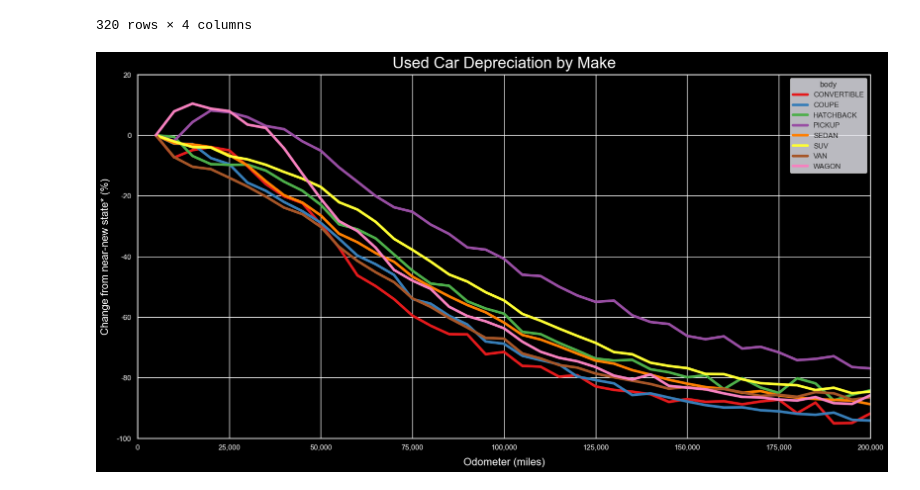
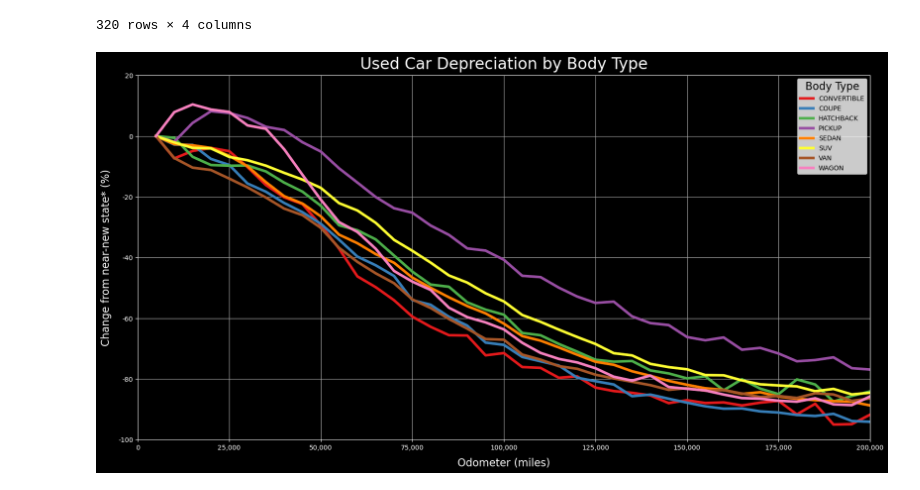
Before and after one commit to wihbit/used_car_market, a Jupyter notebook: alex.ipynb, the cells around one changed output. Saved outputs shown, nothing was run; the diff lists cells and outputs as text; code cells hidden in the pictures.

```diff
--- a/alex.ipynb
+++ b/alex.ipynb
@@ -117,7 +129,11 @@ plt.show()
 # %%
+# Create a dataframe showing the average selling price for each car body type in each odometer bin
 body = df.groupby(['body', 'od_bin'])['sellingprice'].mean().reset_index()
-body = pd.DataFrame(body)
+
+# Create a new column to show the percentage change in value from the first odometer bin
 body['percentage_diff'] = body.groupby('body')['sellingprice'].transform(lambda x: (x - x.iloc[0]) / x.iloc[0] * 100)
+
+# Preview the dataframe
 body
 # %% [output]
 |  | body | od_bin | sellingprice | percentage_diff |
@@ -134,45 +150,52 @@ body
 | 319 | WAGON | 200000 | 2310.937500 | -85.751015 |
 320 rows × 4 columns
 # %%
-import matplotlib.pyplot as plt
-import seaborn as sns
-import matplotlib.ticker as ticker
-
 # Generate a rainbow colormap
 rainbow_palette = sns.color_palette("Set1", n_colors=len(body['body'].unique()))
 
-# Create a plot
+# Create a lineplot, with each car body type having a separate line
 fig, ax = plt.subplots(figsize=(20, 10))
 sns.lineplot(data=body, x='od_bin', y='percentage_diff', hue='body', palette=rainbow_palette, linewidth=4)
 plt.ylim(-100, 20)
 plt.xlim(0, 200000)
+
+# Make the background black
 fig.patch.set_facecolor('black')
 ax.set_facecolor('black')
 
 # Set axis labels
 ax.set_xlabel('Odometer (miles)', color='white', fontsize=16, labelpad=10)
 ax.set_ylabel('Change from near-new state* (%)', color='white', fontsize=16, labelpad=10)
-ax.set_title('Used Car Depreciation by Make', fontsize=24, pad=10)
+ax.set_title('Used Car Depreciation by Body Type', fontsize=24, pad=10)
 
 # Adjust plot elements to be visible against black background
 ax.spines['bottom'].set_color('white')
 ax.spines['top'].set_color('white')
 ax.spines['right'].set_color('white')
 ax.spines['left'].set_color('white')
 ax.xaxis.label.set_color('white')
 ax.yaxis.label.set_color('white')
 ax.title.set_color('white')
 ax.tick_params(axis='x', colors='white')
 ax.tick_params(axis='y', colors='white')
 
 # Format x tick labels to have commas in the thousands place
 ax.xaxis.set_major_formatter(ticker.FuncFormatter(lambda x, pos: f'{int(x):,}'))
 ax.yaxis.set_major_formatter(ticker.FuncFormatter(lambda x, pos: f'{int(x):,}'))
 
 # Increase line width in legend
 for line in ax.get_legend().get_lines():
     line.set_linewidth(4)
 
+# Set legend title to 'Type'
+legend = ax.get_legend()
+legend.set_title('Body Type')
+plt.setp(legend.get_title(), color='black', fontsize=16)
+
+# Add a grid
+plt.grid()
+
+# Show the plot
 plt.show()
 # %% [output]
-[figure, old version]
+[figure, new version]
```
Also changed, not shown: parts of 19 cells of this notebook.
